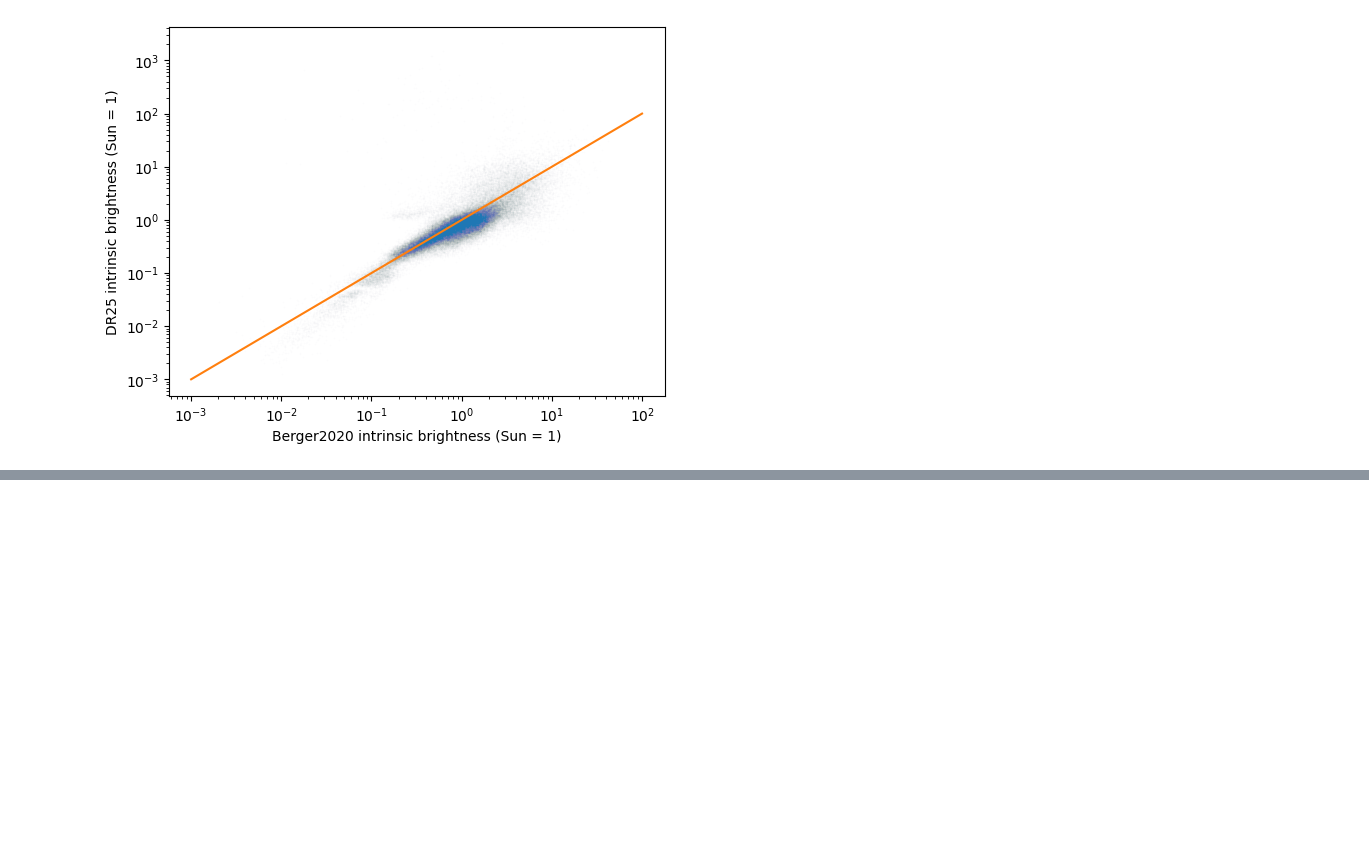
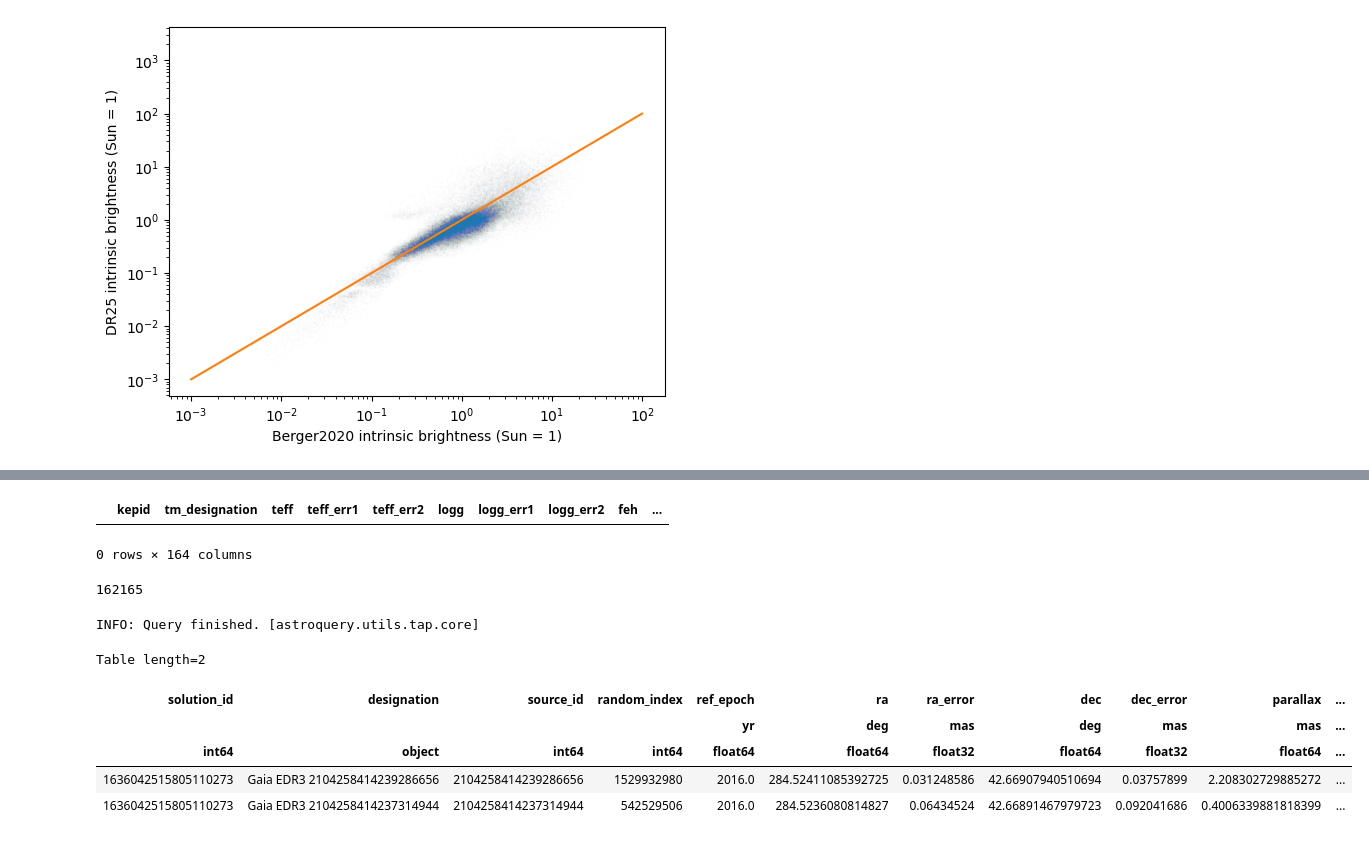
Before and after one commit to stevepur/falsePositiveTableAnalysis, a Jupyter notebook: stellarCatalogs.ipynb, the cells around one changed output, grey strips where cells are left out. Drawn from its saved outputs; the diff is of its cells as text; code cells hidden in the pictures; blank space fills up the shorter version.

```diff
--- a/stellarCatalogs.ipynb
+++ b/stellarCatalogs.ipynb
@@ -187,0 +188,30 @@ plt.ylabel("Berger2020 intrinsic brightness/DR25 intrinsic brightness");
+# %%
+allStars[allStars.kepid == 7098049]
+# %% [output]
+|  | kepid | tm_designation | teff | teff_err1 | teff_err2 | logg | logg_err1 | logg_err2 | feh | ... |
+0 rows × 164 columns
+# %%
+len(allStars)
+# %% [output]
+162165
+# %%
+from astropy.coordinates import SkyCoord
+from astropy.time import Time
+from astroquery.gaia import Gaia
+# Get the Gaia catalog entries for stars near the KOI.
+# Use half the diagonal of the pixel image for the search radius, assuming 4 arcsec per pixel.
+searchCenter = SkyCoord(ra=284.52399, dec=42.66913, unit=(u.degree, u.degree), frame='icrs')
+searchRadius = u.Quantity(2 , u.arcsec) # radius in degrees
+j = Gaia.cone_search_async(searchCenter, searchRadius, table_name = 'gaiaedr3.gaia_source')
+gaiaCatalog = j.get_results()
+# %% [output]
+INFO: Query finished. [astroquery.utils.tap.core]
+# %%
+gaiaCatalog
+# %% [output]
+Table length=2
+| solution_id | designation | source_id | random_index | ref_epoch | ra | ra_error | dec | dec_error | parallax | ... |
+|  |  |  |  | yr | deg | mas | deg | mas | mas | ... |
+| int64 | object | int64 | int64 | float64 | float64 | float32 | float64 | float32 | float64 | ... |
+| 1636042515805110273 | Gaia EDR3 2104258414239286656 | 2104258414239286656 | 1529932980 | 2016.0 | 284.52411085392725 | 0.031248586 | 42.66907940510694 | 0.03757899 | 2.208302729885272 | ... |
+| 1636042515805110273 | Gaia EDR3 2104258414237314944 | 2104258414237314944 | 542529506 | 2016.0 | 284.5236080814827 | 0.06434524 | 42.66891467979723 | 0.092041686 | 0.4006339881818399 | ... |
```
Also changed, not shown: parts of 4 cells of this notebook, 17 other files.
